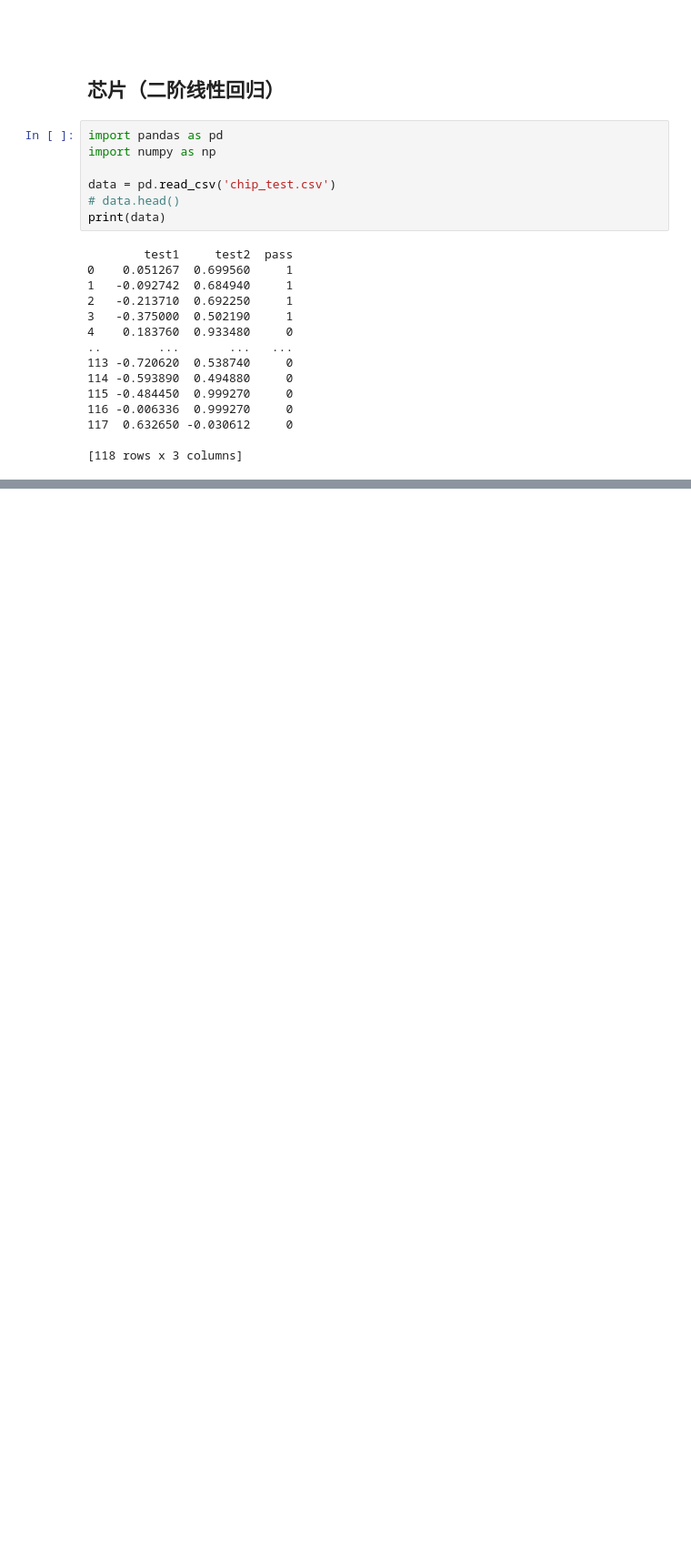
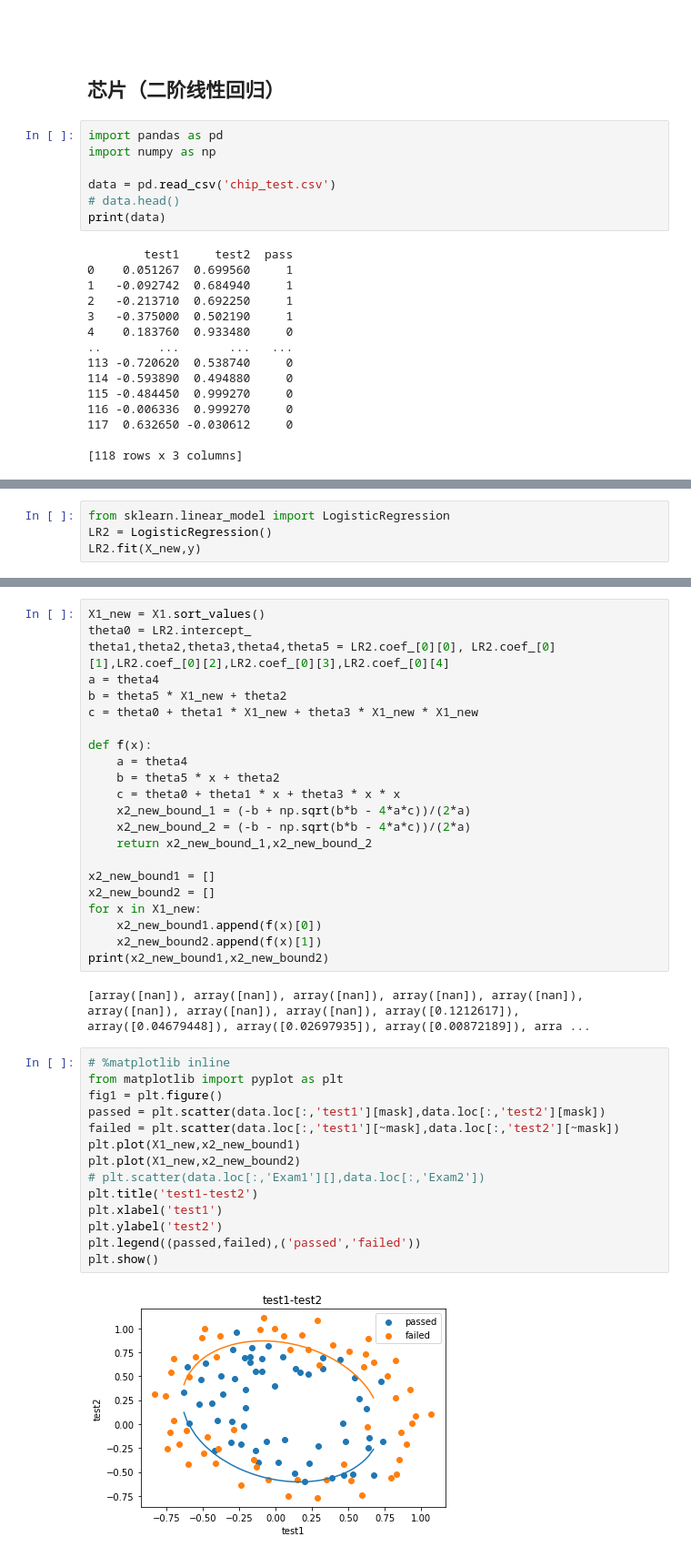
Before and after one commit to Chinazhouwy/sklearnCode, a Jupyter notebook: 逻辑回归/Logistic.ipynb, the cells around one changed output, grey strips where cells are left out. Shown: that part at 91% size. Saved outputs shown, nothing was run; the diff lists cells and outputs as text; blank space fills up the shorter version.

```diff
--- a/逻辑回归/Logistic.ipynb
+++ b/逻辑回归/Logistic.ipynb
@@ -207,0 +262,4 @@ print(data)
+# %%
+from sklearn.linear_model import LogisticRegression
+LR2 = LogisticRegression()
+LR2.fit(X_new,y)
@@ -207,0 +280,40 @@ print(data)
+# %%
+X1_new = X1.sort_values()
+theta0 = LR2.intercept_
+theta1,theta2,theta3,theta4,theta5 = LR2.coef_[0][0], LR2.coef_[0][1],LR2.coef_[0][2],LR2.coef_[0][3],LR2.coef_[0][4]
+a = theta4
+b = theta5 * X1_new + theta2
+c = theta0 + theta1 * X1_new + theta3 * X1_new * X1_new
+
+def f(x):
+    a = theta4
+    b = theta5 * x + theta2
+    c = theta0 + theta1 * x + theta3 * x * x
+    x2_new_bound_1 = (-b + np.sqrt(b*b - 4*a*c))/(2*a)
+    x2_new_bound_2 = (-b - np.sqrt(b*b - 4*a*c))/(2*a)
+    return x2_new_bound_1,x2_new_bound_2
+
+x2_new_bound1 = []
+x2_new_bound2 = []
+for x in X1_new:
+    x2_new_bound1.append(f(x)[0])
+    x2_new_bound2.append(f(x)[1])
+print(x2_new_bound1,x2_new_bound2)
+# %% [output]
+[array([nan]), array([nan]), array([nan]), array([nan]), array([nan]), array([nan]), array([nan]), array([nan]), array([0.1212617]), array([0.04679448]), array([0.02697935]), array([0.00872189]), arra ...
+# %%
+# %matplotlib inline
+from matplotlib import pyplot as plt
+fig1 = plt.figure()
+passed = plt.scatter(data.loc[:,'test1'][mask],data.loc[:,'test2'][mask])
+failed = plt.scatter(data.loc[:,'test1'][~mask],data.loc[:,'test2'][~mask])
+plt.plot(X1_new,x2_new_bound1)
+plt.plot(X1_new,x2_new_bound2)
+# plt.scatter(data.loc[:,'Exam1'][],data.loc[:,'Exam2'])
+plt.title('test1-test2')
+plt.xlabel('test1')
+plt.ylabel('test2')
+plt.legend((passed,failed),('passed','failed'))
+plt.show()
+# %% [output]
+[figure, added]
```
Also changed, not shown: parts of 9 cells of this notebook.
